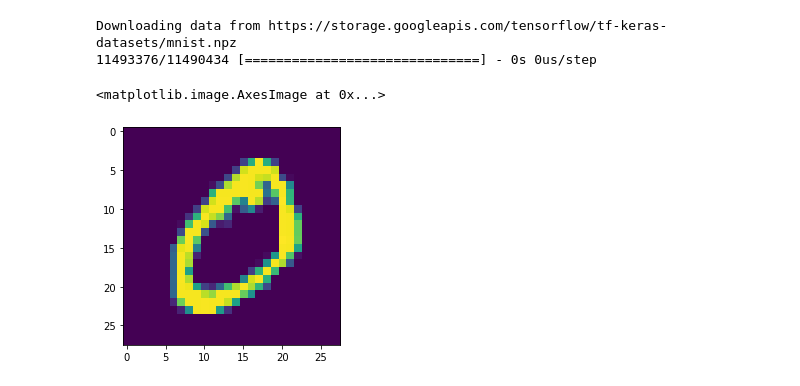
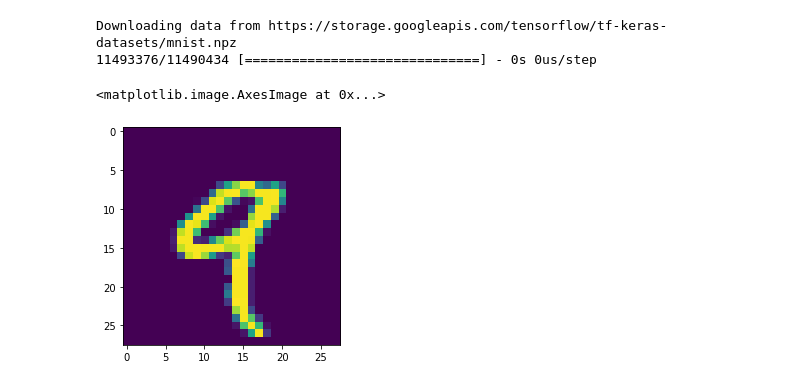
Before and after one commit to Ashishkumarpanda/Train-Plot-CNN-layer, a Jupyter notebook: Hidddenlayercheck.ipynb, the cells around one changed output. Drawn from its saved outputs; the diff is of its cells as text; code cells hidden in the pictures.

```diff
--- a/Hidddenlayercheck.ipynb
+++ b/Hidddenlayercheck.ipynb
@@ -40,10 +40,10 @@ data=keras.datasets.mnist
 Downloading data from https://storage.googleapis.com/tensorflow/tf-keras-datasets/mnist.npz
 11493376/11490434 [==============================] - 0s 0us/step
 # %%
-plt.imshow(x_train[1])
+plt.imshow(x_train[4])
 # %% [output]
 <matplotlib.image.AxesImage at 0x...>
-[figure, old version]
+[figure, new version]
 # %%
 x_train=x_train/255.0
 x_test=x_test/255.0
```
Also changed, not shown: parts of 10 cells of this notebook.
